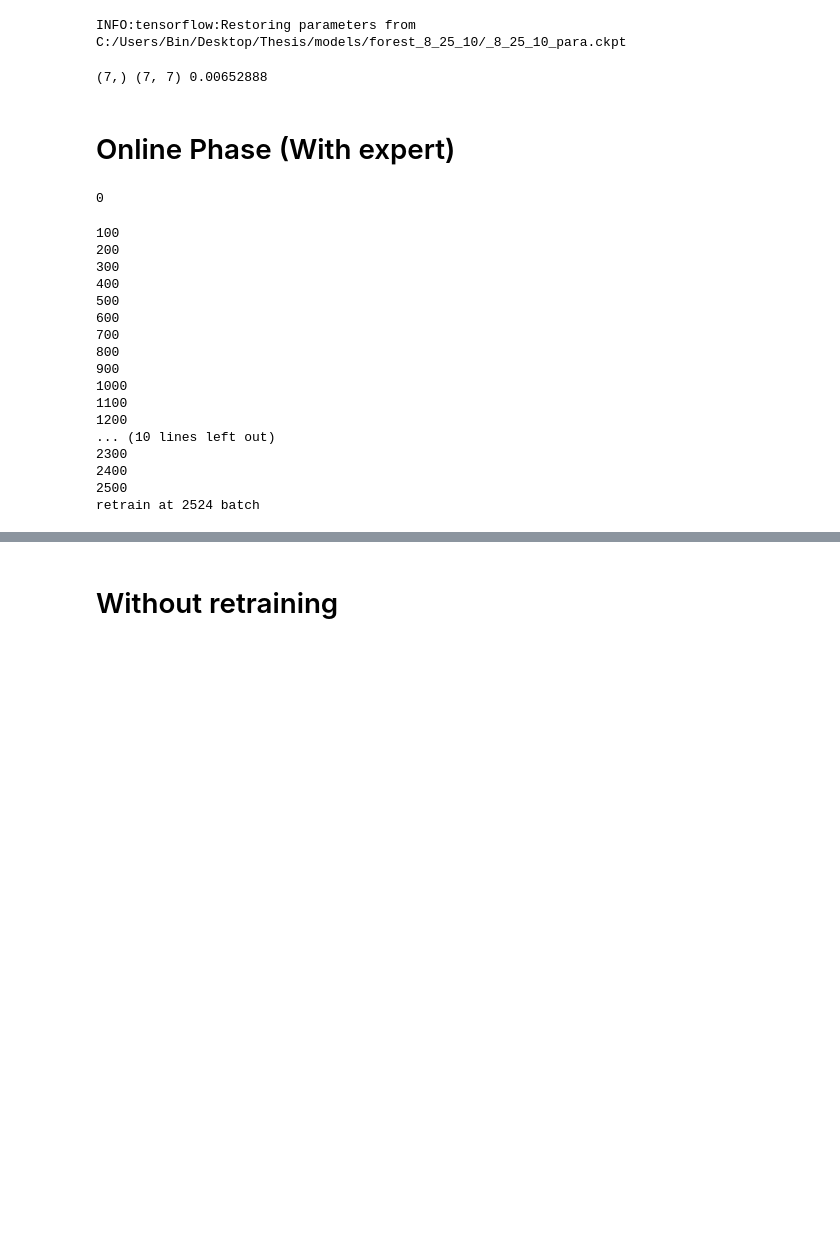
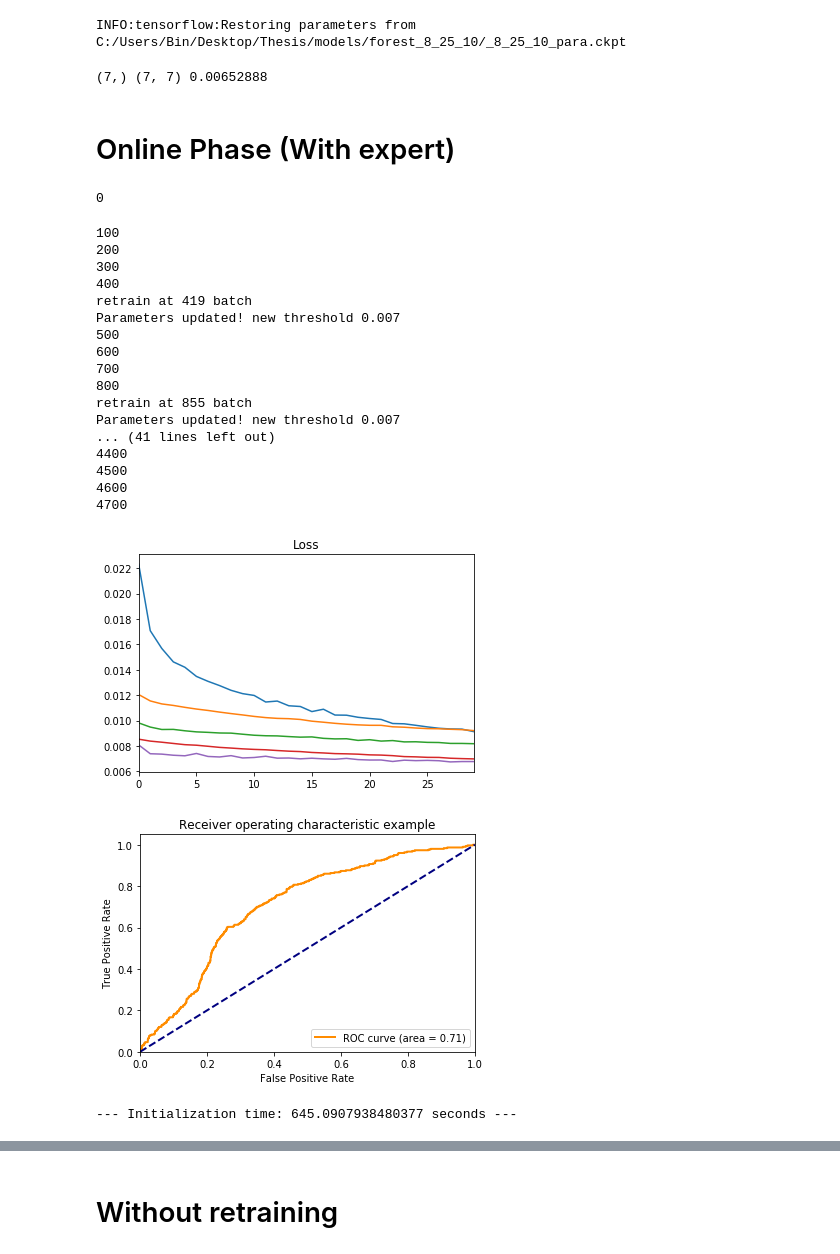
Before and after one commit to binli826/LSTM-Autoencoders, a Jupyter notebook: src/Experiments/Online_forest.ipynb, the cells around one changed output, grey strips where cells are left out. Drawn from its saved outputs; the diff is of its cells as text; code cells hidden in the pictures; blank space fills up the shorter version.

```diff
--- a/src/Experiments/Online_forest.ipynb
+++ b/src/Experiments/Online_forest.ipynb
@@ -198,8 +198,8 @@ for data in test_set_list:
         #scores = pd.Series(scores)
 
         all_scores.append(scores)
-        output +=  [np.array(heapq.nlargest(10,ss)).mean() for ss in np.array(scores).reshape(batch_num,step_num)]
-#        output += [ss.max() for ss in np.array(scores).reshape(batch_num,step_num)]
+#        output +=  [np.array(heapq.nlargest(10,ss)).mean() for ss in np.array(scores).reshape(batch_num,step_num)]
+        output += [ss.max() for ss in np.array(scores).reshape(batch_num,step_num)]
         pred = [scores[b*step_num:(b+1)*step_num] for b in range(batch_num)]  # (8,30)
 
         label = [expert[count*batch_num+b] for b in range(batch_num)]
@@ -239,7 +239,7 @@ for data in test_set_list:
         #n_buf = list(np.concatenate(n_buf,axis=0)) if len(n_buf) != 0 else list(n_buf)
         #a_buf = list(np.concatenate(a_buf,axis=0)) if len(a_buf) != 0 else list(a_buf)
 
-        if len(n_buf)>=batch_num*step_num*100 and len(a_buf) !=0:
+        if len(n_buf)>=batch_num*step_num*400 and len(a_buf) !=0:
             while (len(a_buf) < batch_num*step_num):
                 a_buf += a_buf
 
@@ -267,39 +267,42 @@ for data in test_set_list:
             #err_nbuf_tmp = np.array(err_nbuf).reshape(-1,elem_num)
             #mu,sigma = get_musigma(err_nbuf_tmp,mu,sigma)
 
 
 
             print("Parameters updated! new threshold %.3f"%threshold)
             pd.Series(loss_list_all).plot(title="Loss")
             n_buf = []
             a_buf = []
             err_buf = []
             err_nbuf = []
             err_abuf = []
 
 fpr, tpr, thresholds = metrics.roc_curve(expert, output, pos_label="anomaly")
 auc = metrics.auc(fpr, tpr)
 #print(fpr,tpr,thresholds,auc)
 plot_roc(fpr,tpr,auc)
 
 plt.show()
 print("--- Initialization time: %s seconds ---" % (time.time() - start_time))
 # %% [output]
 0
 100
 200
 300
 400
+retrain at 419 batch
+Parameters updated! new threshold 0.007
 500
 600
 700
 800
-900
-1000
-1100
-1200
-... (10 lines left out)
-2300
-2400
-2500
-retrain at 2524 batch
+retrain at 855 batch
+Parameters updated! new threshold 0.007
+... (41 lines left out)
+4400
+4500
+4600
+4700
+[figure, added]
+[figure, added]
+--- Initialization time: 645.0907938480377 seconds ---
```
Also changed, not shown: parts of 28 cells of this notebook, 9 other files.
